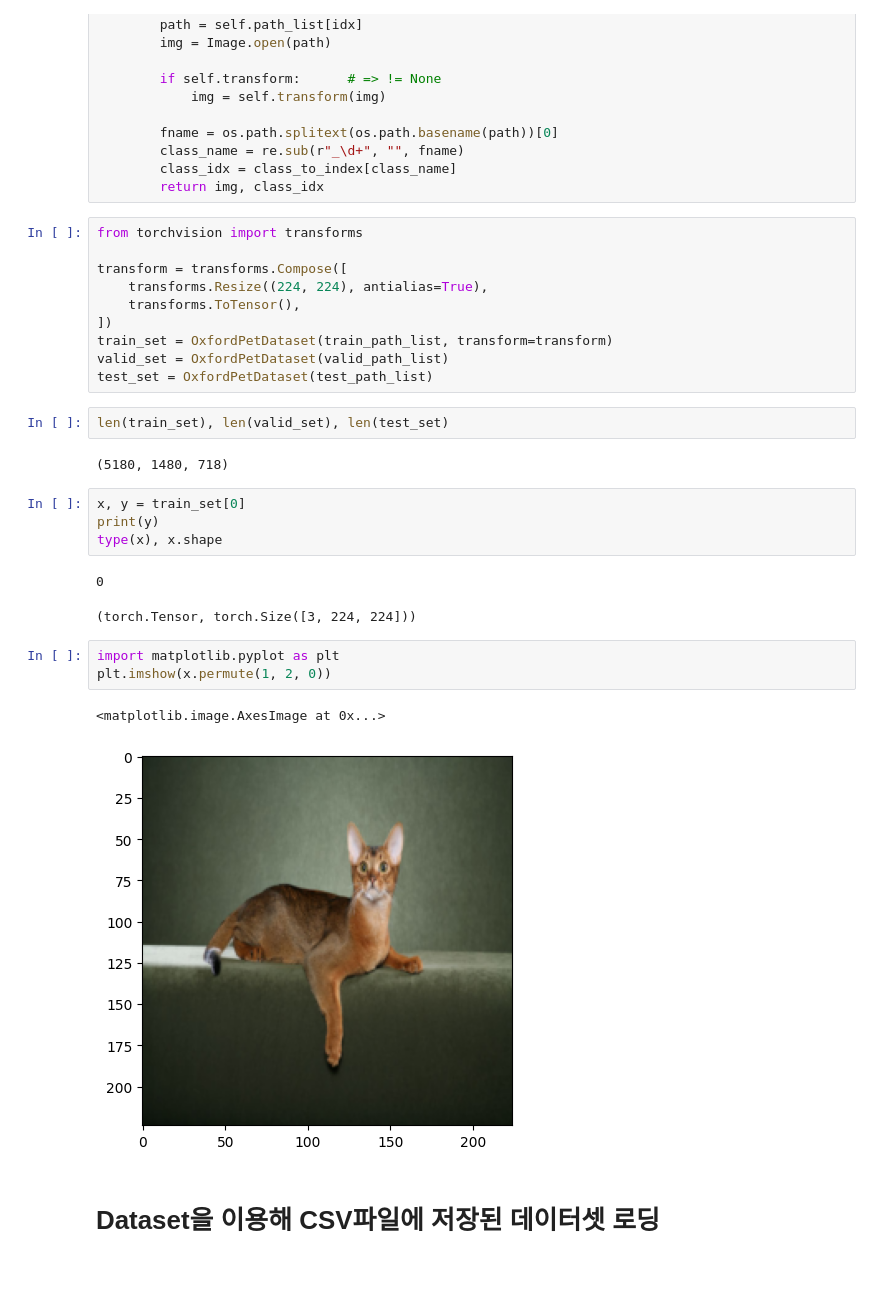
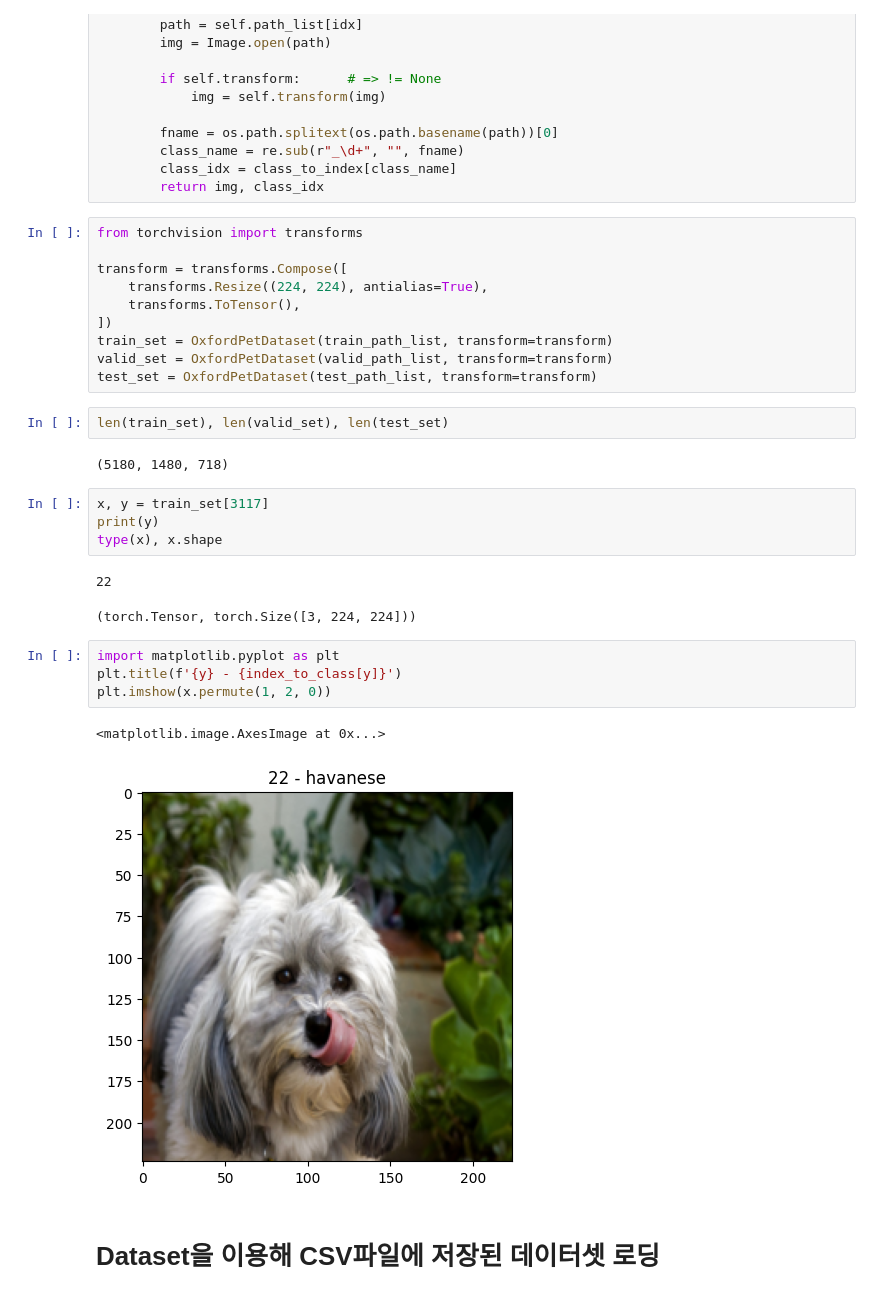
Before and after one commit to parking-place/ml_colab_project, a Jupyter notebook: DL_learning/05_Dataset과 DataLoader_강의내용.ipynb, the cells around one changed output. Drawn from its saved outputs; the diff is of its cells as text.

```diff
--- a/DL_learning/05_Dataset과 DataLoader_강의내용.ipynb
+++ b/DL_learning/05_Dataset과 DataLoader_강의내용.ipynb
@@ -792,25 +792,26 @@ transform = transforms.Compose([
     transforms.ToTensor(),
 ])
 train_set = OxfordPetDataset(train_path_list, transform=transform)
-valid_set = OxfordPetDataset(valid_path_list)
-test_set = OxfordPetDataset(test_path_list)
+valid_set = OxfordPetDataset(valid_path_list, transform=transform)
+test_set = OxfordPetDataset(test_path_list, transform=transform)
 # %%
 len(train_set), len(valid_set), len(test_set)
 # %% [output]
 (5180, 1480, 718)
 # %%
-x, y = train_set[0]
+x, y = train_set[3117]
 print(y)
 type(x), x.shape
 # %% [output]
-0
+22
 (torch.Tensor, torch.Size([3, 224, 224]))
 # %%
 import matplotlib.pyplot as plt
+plt.title(f'{y} - {index_to_class[y]}')
 plt.imshow(x.permute(1, 2, 0))
 # %% [output]
 <matplotlib.image.AxesImage at 0x...>
-[figure, old version]
+[figure, new version]
 # %% [markdown]
 # Dataset을 이용해 CSV파일에 저장된 데이터셋 로딩
 # %% [markdown]
```
